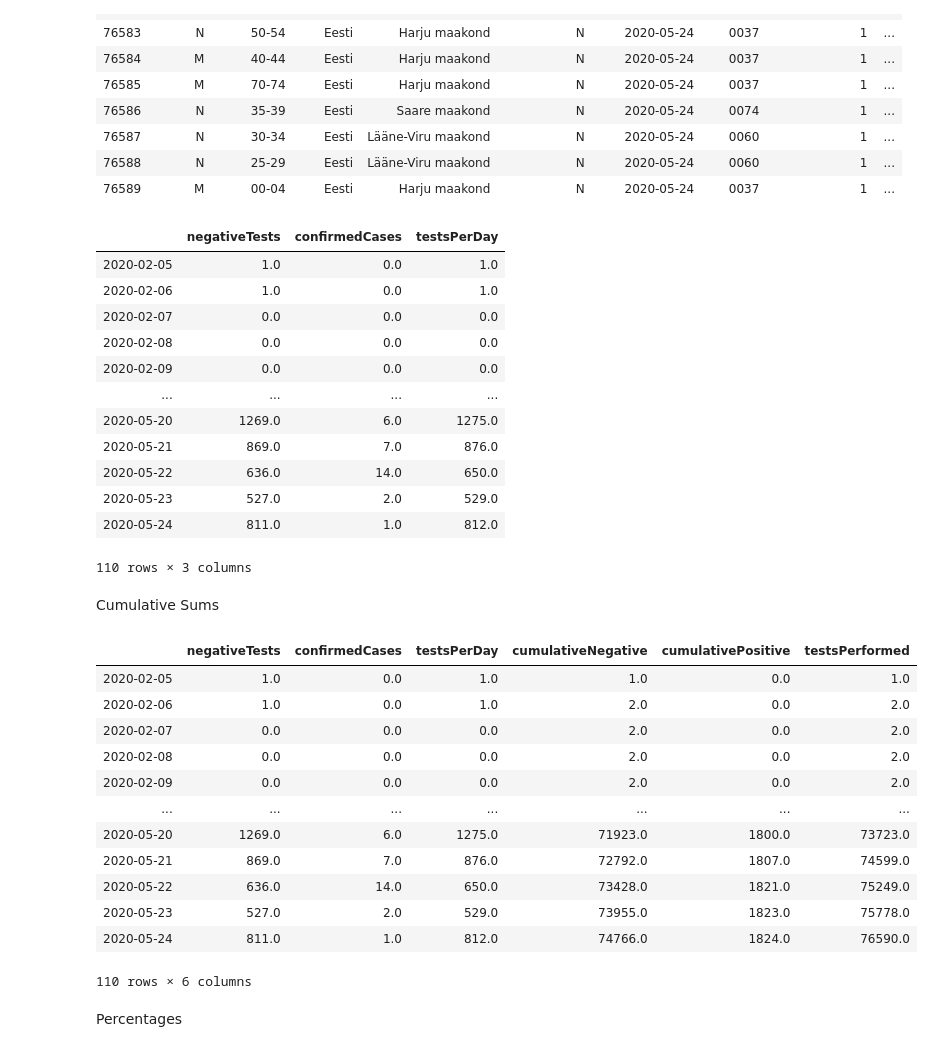
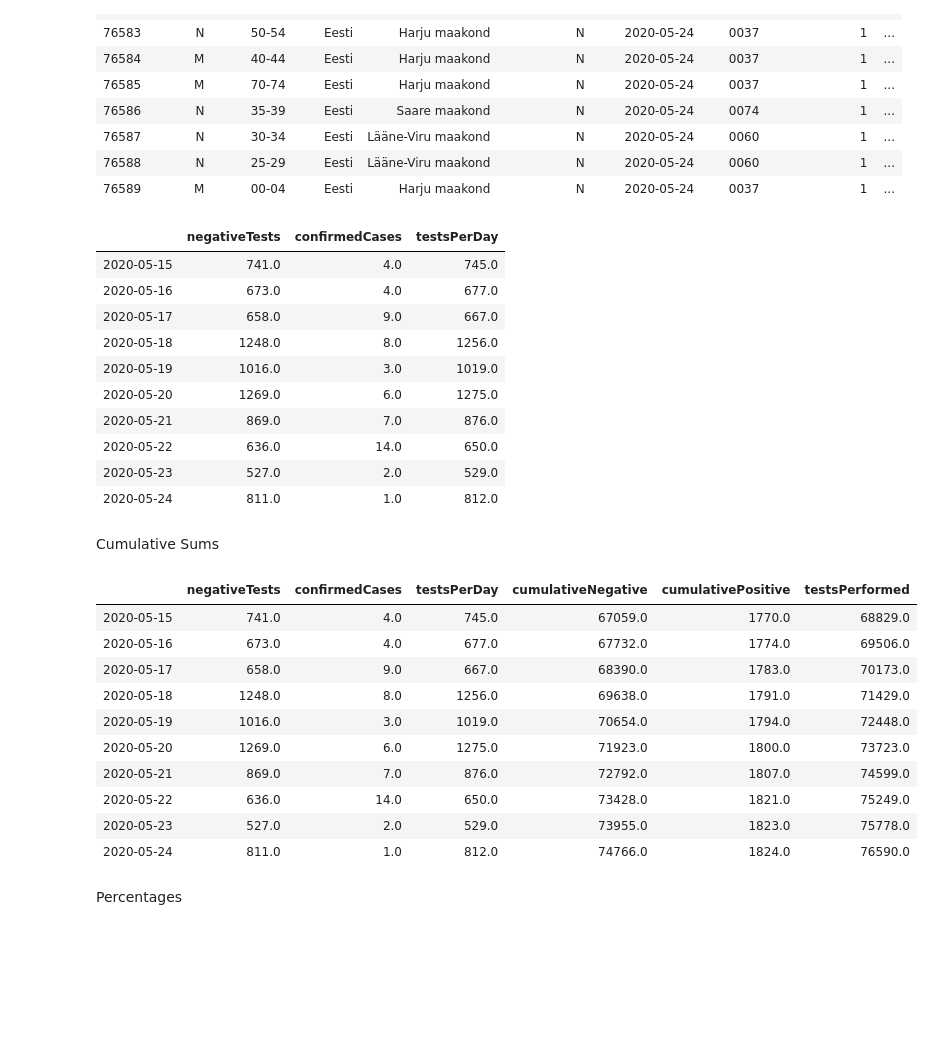
Before and after one commit to AlphaGIS-ee/ag-covid-dashboard-demo, a Jupyter notebook: 01_Download_and_Preprocess_Data.ipynb, the cells around one changed output. Saved outputs shown, nothing was run; the diff lists cells and outputs as text; code cells hidden in the pictures; blank space fills up the shorter version.

```diff
--- a/01_Download_and_Preprocess_Data.ipynb
+++ b/01_Download_and_Preprocess_Data.ipynb
@@ -185,42 +185,38 @@ dfts = df1h.groupby(['StatisticsDate']).sum()
 dfts['testsPerDay'] = df1h.groupby(['StatisticsDate']).count().values[:,1]
 dfts = dfts.reindex(newDateRange)
 dfts = dfts.fillna(0)
-dfts
+dfts[-10:]
 # %% [output]
 |  | negativeTests | confirmedCases | testsPerDay |
-| 2020-02-05 | 1.0 | 0.0 | 1.0 |
-| 2020-02-06 | 1.0 | 0.0 | 1.0 |
-| 2020-02-07 | 0.0 | 0.0 | 0.0 |
-| 2020-02-08 | 0.0 | 0.0 | 0.0 |
-| 2020-02-09 | 0.0 | 0.0 | 0.0 |
-| ... | ... | ... | ... |
+| 2020-05-15 | 741.0 | 4.0 | 745.0 |
+| 2020-05-16 | 673.0 | 4.0 | 677.0 |
+| 2020-05-17 | 658.0 | 9.0 | 667.0 |
+| 2020-05-18 | 1248.0 | 8.0 | 1256.0 |
+| 2020-05-19 | 1016.0 | 3.0 | 1019.0 |
 | 2020-05-20 | 1269.0 | 6.0 | 1275.0 |
 | 2020-05-21 | 869.0 | 7.0 | 876.0 |
 | 2020-05-22 | 636.0 | 14.0 | 650.0 |
 | 2020-05-23 | 527.0 | 2.0 | 529.0 |
 | 2020-05-24 | 811.0 | 1.0 | 812.0 |
-110 rows × 3 columns
 # %% [markdown]
 Cumulative Sums
 # %%
 dfts['cumulativeNegative'] = dfts['negativeTests'].cumsum()
 dfts['cumulativePositive'] = dfts['confirmedCases'].cumsum()
 dfts['testsPerformed'] = dfts['testsPerDay'].cumsum()
-dfts
+dfts[-10:]
 # %% [output]
 |  | negativeTests | confirmedCases | testsPerDay | cumulativeNegative | cumulativePositive | testsPerformed |
-| 2020-02-05 | 1.0 | 0.0 | 1.0 | 1.0 | 0.0 | 1.0 |
-| 2020-02-06 | 1.0 | 0.0 | 1.0 | 2.0 | 0.0 | 2.0 |
-| 2020-02-07 | 0.0 | 0.0 | 0.0 | 2.0 | 0.0 | 2.0 |
-| 2020-02-08 | 0.0 | 0.0 | 0.0 | 2.0 | 0.0 | 2.0 |
-| 2020-02-09 | 0.0 | 0.0 | 0.0 | 2.0 | 0.0 | 2.0 |
-| ... | ... | ... | ... | ... | ... | ... |
+| 2020-05-15 | 741.0 | 4.0 | 745.0 | 67059.0 | 1770.0 | 68829.0 |
+| 2020-05-16 | 673.0 | 4.0 | 677.0 | 67732.0 | 1774.0 | 69506.0 |
+| 2020-05-17 | 658.0 | 9.0 | 667.0 | 68390.0 | 1783.0 | 70173.0 |
+| 2020-05-18 | 1248.0 | 8.0 | 1256.0 | 69638.0 | 1791.0 | 71429.0 |
+| 2020-05-19 | 1016.0 | 3.0 | 1019.0 | 70654.0 | 1794.0 | 72448.0 |
 | 2020-05-20 | 1269.0 | 6.0 | 1275.0 | 71923.0 | 1800.0 | 73723.0 |
 | 2020-05-21 | 869.0 | 7.0 | 876.0 | 72792.0 | 1807.0 | 74599.0 |
 | 2020-05-22 | 636.0 | 14.0 | 650.0 | 73428.0 | 1821.0 | 75249.0 |
 | 2020-05-23 | 527.0 | 2.0 | 529.0 | 73955.0 | 1823.0 | 75778.0 |
 | 2020-05-24 | 811.0 | 1.0 | 812.0 | 74766.0 | 1824.0 | 76590.0 |
-110 rows × 6 columns
 # %% [markdown]
 Percentages
 # %%
```
Also changed, not shown: parts of 4 cells of this notebook.
